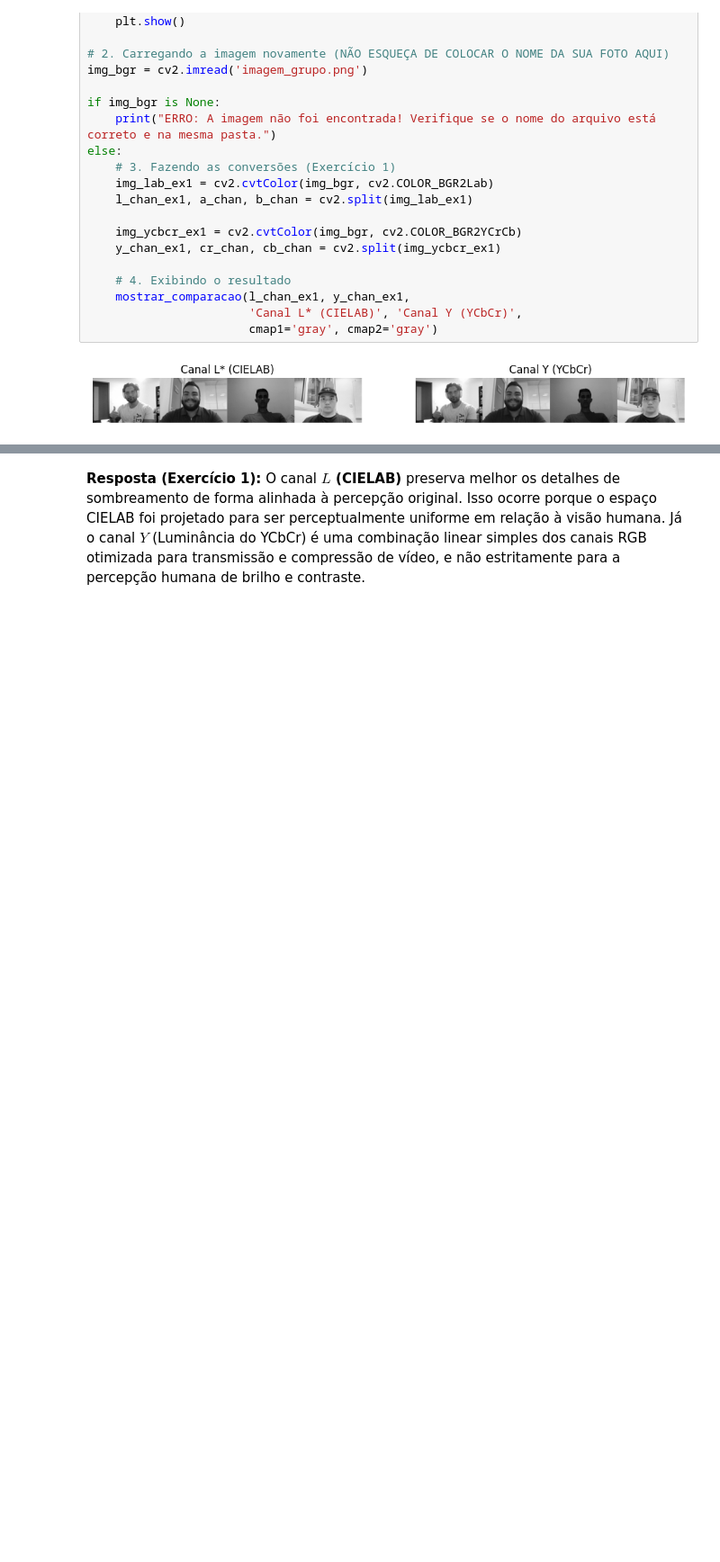
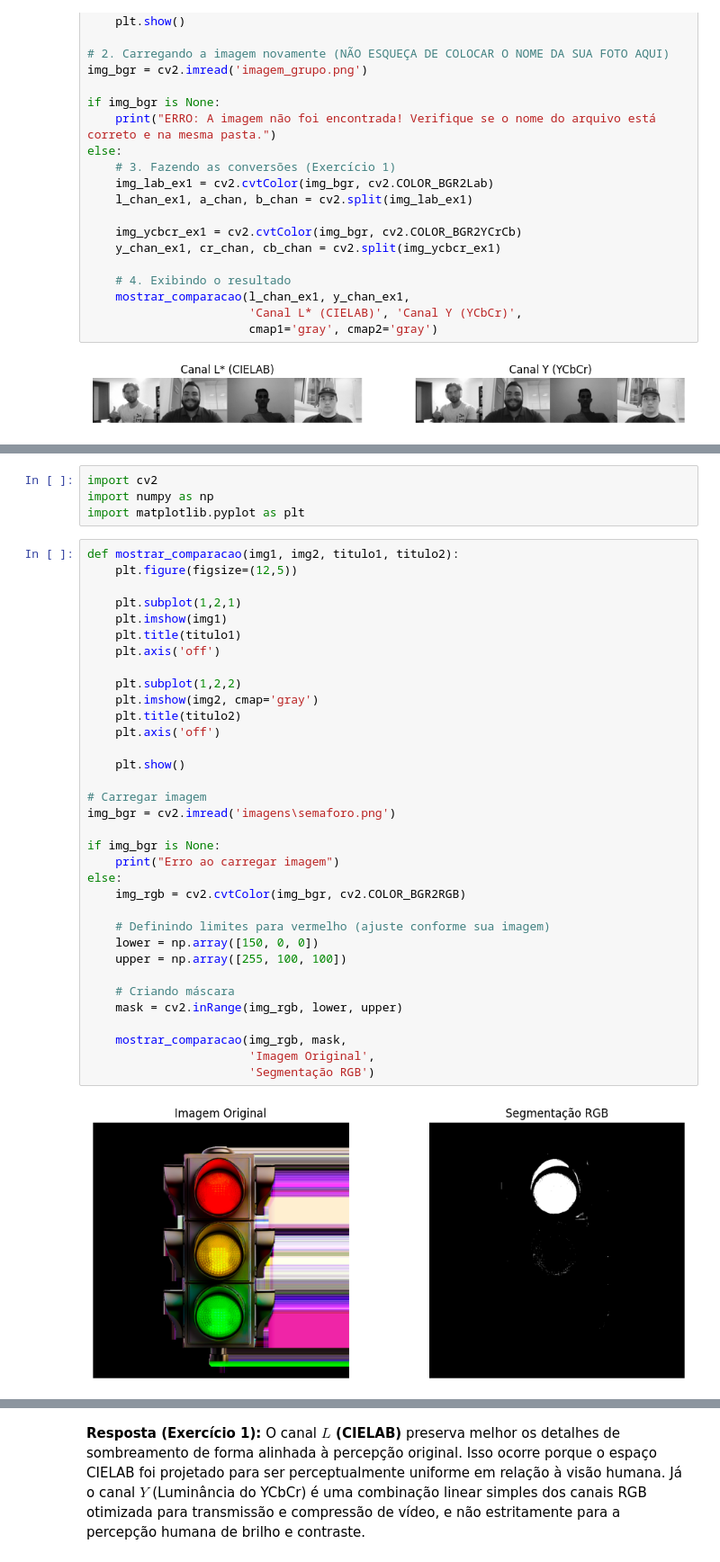
Before and after one commit to IgorLadeia/Processamento_Digital_Imagens, a Jupyter notebook: Lab5.ipynb, the cells around one changed output, grey strips where cells are left out. Shown at 90% size. Cells and saved outputs as stored; diff of their text form; blank space fills up the shorter version.

```diff
--- a/Labs/Lab4/Lab5.ipynb
+++ b/Lab5.ipynb
@@ -339,0 +444,40 @@ else:
+# %%
+import cv2
+import numpy as np
+import matplotlib.pyplot as plt
+# %%
+def mostrar_comparacao(img1, img2, titulo1, titulo2):
+    plt.figure(figsize=(12,5))
+
+    plt.subplot(1,2,1)
+    plt.imshow(img1)
+    plt.title(titulo1)
+    plt.axis('off')
+
+    plt.subplot(1,2,2)
+    plt.imshow(img2, cmap='gray')
+    plt.title(titulo2)
+    plt.axis('off')
+
+    plt.show()
+
+# Carregar imagem
+img_bgr = cv2.imread('imagens\semaforo.png')
+
+if img_bgr is None:
+    print("Erro ao carregar imagem")
+else:
+    img_rgb = cv2.cvtColor(img_bgr, cv2.COLOR_BGR2RGB)
+
+    # Definindo limites para vermelho (ajuste conforme sua imagem)
+    lower = np.array([150, 0, 0])
+    upper = np.array([255, 100, 100])
+
+    # Criando máscara
+    mask = cv2.inRange(img_rgb, lower, upper)
+
+    mostrar_comparacao(img_rgb, mask,
+                       'Imagem Original',
+                       'Segmentação RGB')
+# %% [output]
+[figure, added]
```
Also changed, not shown: parts of 10 cells of this notebook, 2 other files.
